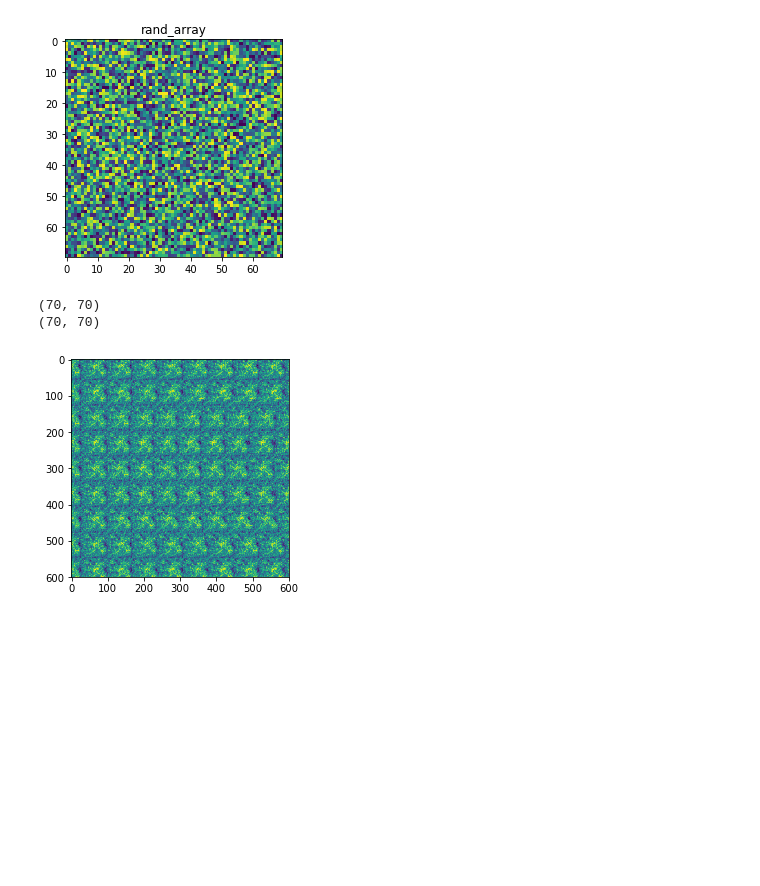
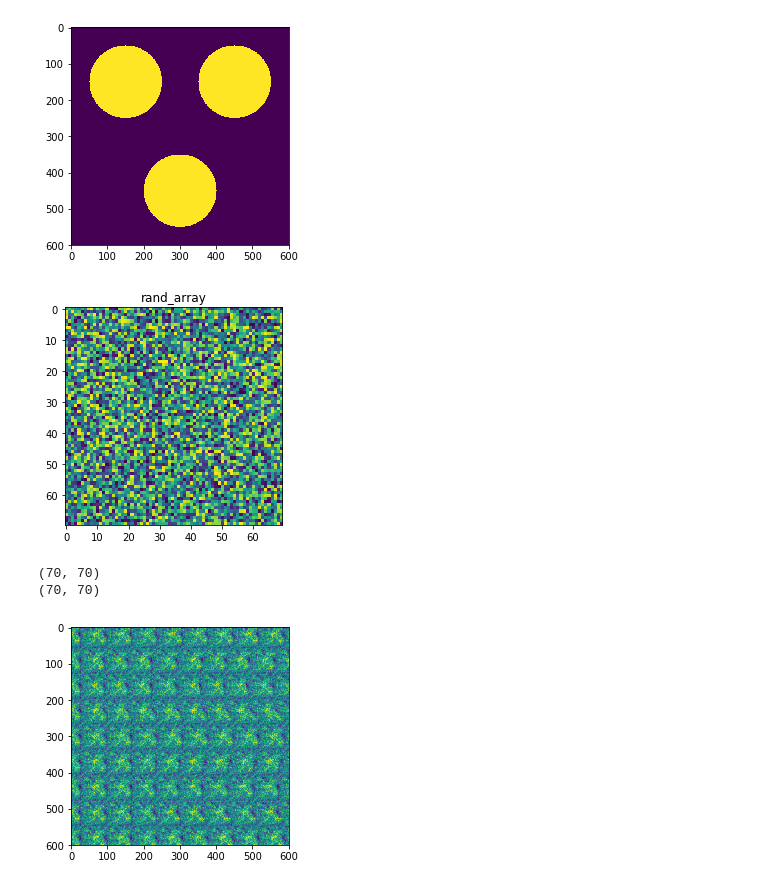
Before and after one commit to Wise61/depth_perception, a Jupyter notebook: generate_autostereogram.ipynb, the cells around one changed output. Cells and saved outputs as stored; diff of their text form; code cells hidden in the pictures; blank space fills up the shorter version.

Commit message:
added metric mask

```diff
--- a/generate_autostereogram.ipynb
+++ b/generate_autostereogram.ipynb
@@ -62,11 +62,23 @@ def generate_2d_pink_noise(size=(70,70), frequency=1.0, seed=0):
     return norm_pink_noise
 # %%
 def create_circular_depthmap(shape=(600, 600), center=None, radius=100):
-    "Creates a circular depthmap, centered on the image."
+
     depthmap = np.zeros(shape, dtype=np.float)
-    a, b = 300, 300
+    a, b = 150, 150
     n = 600
-    r = 200
+    r = 100
+    y,x = np.ogrid[-a:n-a, -b:n-b]
+    mask = x*x + y*y <= r*r
+    depthmap[mask] = 5
+    a, b = 150, 450
+    n = 600
+    r = 100
+    y,x = np.ogrid[-a:n-a, -b:n-b]
+    mask = x*x + y*y <= r*r
+    depthmap[mask] = 5
+    a, b = 450, 300
+    n = 600
+    r = 100
     y,x = np.ogrid[-a:n-a, -b:n-b]
     mask = x*x + y*y <= r*r
     depthmap[mask] = 5
@@ -81,34 +93,41 @@ def make_autostereogram(depthmap, pattern):
 
     autostereogram = np.zeros_like(depthmap, dtype=pattern.dtype)
     for r in np.arange(autostereogram.shape[0]):
         for c in np.arange(autostereogram.shape[1]):
             if c < pattern.shape[1]:
                 autostereogram[r, c] = pattern[r % pattern.shape[0], c]
             else:
                 shift = int(depthmap[r, c])
                 autostereogram[r, c] = autostereogram[r, c - pattern.shape[1] + shift]
     return autostereogram
 
 
 
 
 depthmap = create_circular_depthmap(radius=150)
+plt.imshow(depthmap)
+plt.show()
 pink_noise = generate_2d_pink_noise()
 autostereogram = make_autostereogram(depthmap, pink_noise)
 plt.imshow(autostereogram)
 plt.show()
 
 
 
 rescaled = (255.0 / autostereogram.max() * (autostereogram - autostereogram.min())).astype(np.uint8)
 sv = PIL.Image.fromarray(rescaled)
 sv.save("shift5_70patch.png")
 
 rescaled = (255.0 / depthmap.max() * (depthmap - depthmap.min())).astype(np.uint8)
 sv = PIL.Image.fromarray(rescaled)
 sv.save("dm.png")
+
+inv = np.invert(rescaled, dtype=np.uint8)
+sv = PIL.Image.fromarray(inv)
+sv.save("inverted_dm.png")
 # %% [output]
-[figure, old version]
+[figure, new version]
+[figure, new version]
 (70, 70)
 (70, 70)
-[figure, old version]
+[figure, added]
```
Also changed, not shown: 8 other files.
